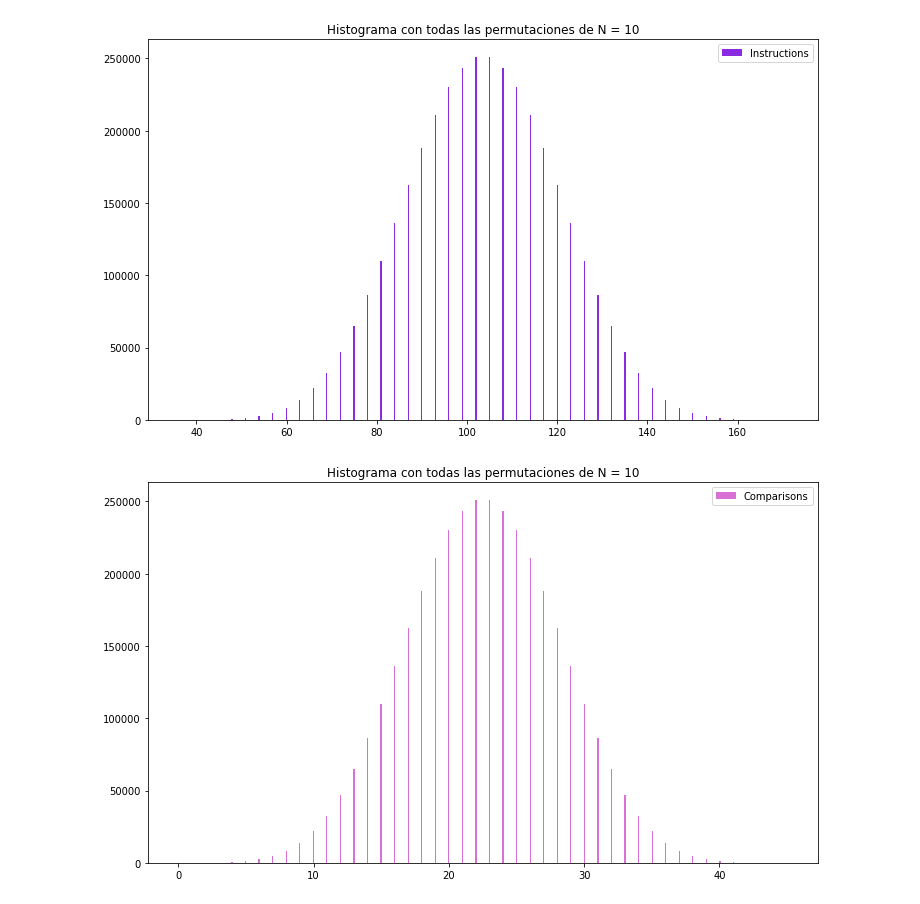
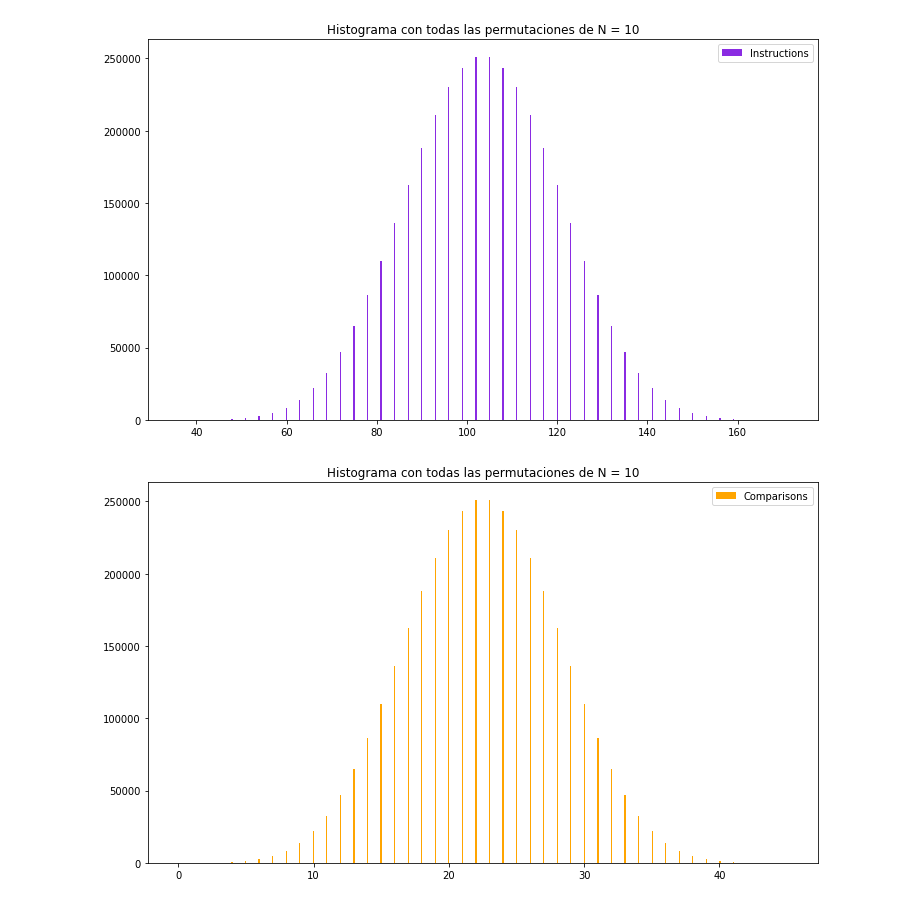
Before and after one commit to jspenaq/Algoritmos, a Jupyter notebook: Laboratorio 1/Insertion Sort/Permutations.ipynb, the cells around one changed output. Cells and saved outputs as stored; diff of their text form; code cells hidden in the pictures.

```diff
--- a/Laboratorio 1/Insertion Sort/Permutations.ipynb
+++ b/Laboratorio 1/Insertion Sort/Permutations.ipynb
@@ -76,14 +77,15 @@ plt.show()
 # %%
 plt.rcParams['figure.figsize'] = 12,7 # width, height
 len_i = len(comparisons)
 comp_hist = comparisons[len_i-1]
-plt.hist(comp_hist, bins='auto', color="ORCHID")
+plt.hist(comp_hist, bins='auto', color="orange")
 title = "Histograma con todas las permutaciones de N = " + str(len_i)
 plt.title(title)
 plt.legend(["Comparisons"])
+
 plt.show()
 # %% [output]
-[figure, old version]
+[figure, new version]
 # %%
 plt.rcParams['figure.figsize'] = 12,7 # width, height
 len_i = len(swaps)
```
Also changed, not shown: parts of 3 cells of this notebook.
